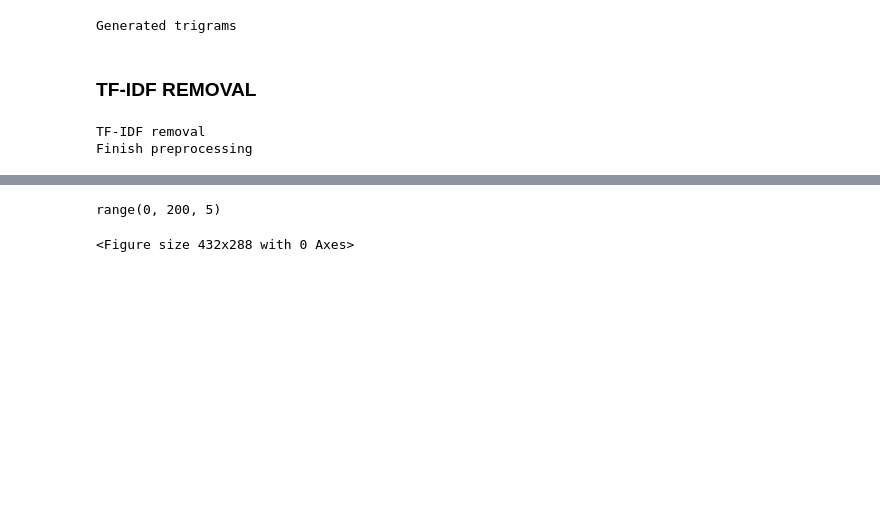
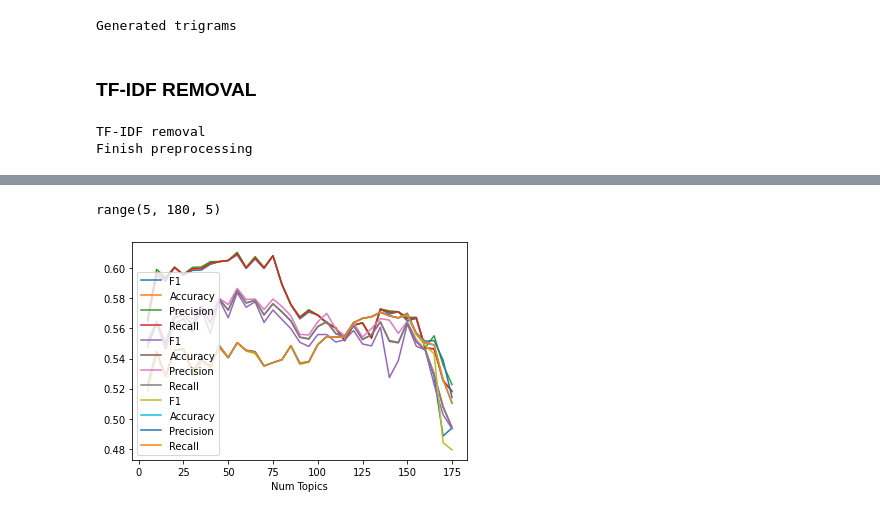
Before and after one commit to Lennart97/nlp_project, a Jupyter notebook: problem-solution-clean.ipynb, the cells around one changed output, grey strips where cells are left out. Saved outputs shown, nothing was run; the diff lists cells and outputs as text; code cells hidden in the pictures; blank space fills up the shorter version.

```diff
--- a/problem-solution-clean.ipynb
+++ b/problem-solution-clean.ipynb
@@ -331,41 +351,40 @@ plt.show()
 # Create a summary for each classifier
 
 names = evaluations[0].keys()
-x = range(0, 200, 5)
-print(x)
+x = range(5, 180, 5)
 plt.clf()
 
 # Create summary figure for all classifiers separately
 for name in names:
     f1 = []
     acc = []
     pre = []
     rec = []
     evs = []
 
     for evaluation in evaluations:
         for inner_name, ev in evaluation.items():
             if inner_name == name:
                 evs.append(ev)
     for ev in evs[:40]:
     # evaluation: confusion, accuracy, precision, recall, fscore
         confusion, accuracy, precision, recall, fscore = ev
 
         f1.append(fscore)
         acc.append(accuracy)
         pre.append(precision)
         rec.append(recall)
     plt.plot(x, f1, label = 'F1')
     plt.plot(x, acc, label = 'Accuracy')
     plt.plot(x, pre, label = 'Precision')
     plt.plot(x, rec, label = 'Recall')
     plt.xlabel("Num Topics")
     plt.ylabel("")
     plt.legend()
     plt.savefig("img/summary_" + name.lower() + ".pdf")
-    plt.clf()
+    #plt.clf()
 # %% [output]
-range(0, 200, 5)
+range(5, 180, 5)
-<Figure size 432x288 with 0 Axes>
+[figure, added]
 # %%
 import gensim
```
Also changed, not shown: parts of 16 cells of this notebook, 8 other files.
